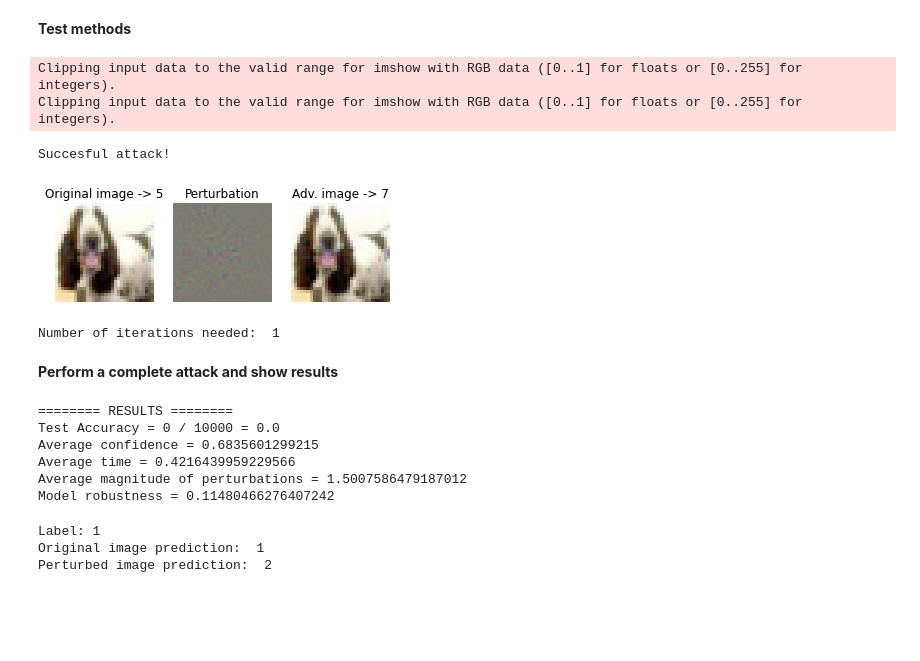
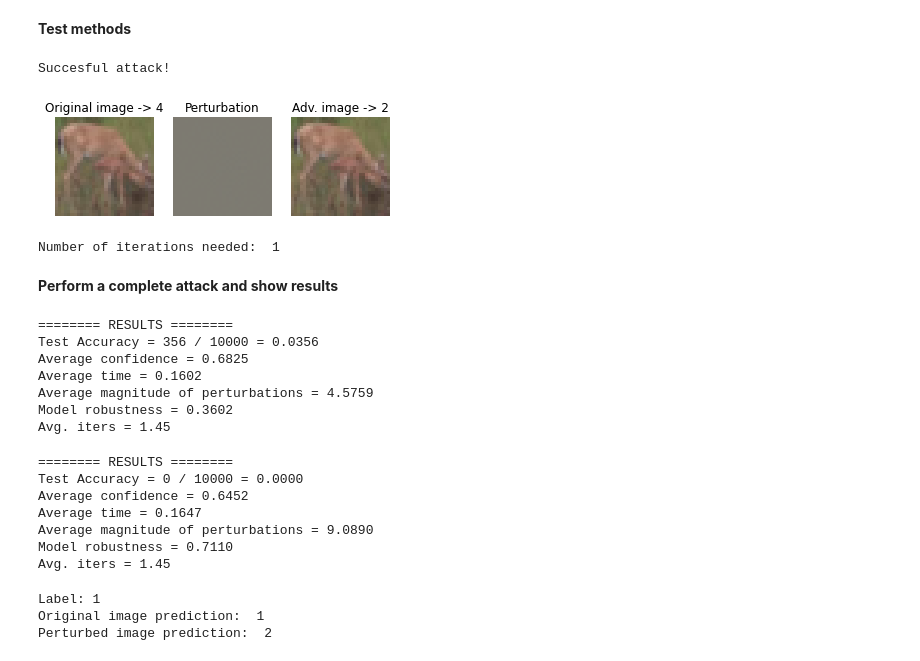
Before and after one commit to pabloac31/TFG, a Jupyter notebook: cifar10_experiments.ipynb, the cells around one changed output. Cells and saved outputs as stored; diff of their text form; code cells hidden in the pictures; blank space fills up the shorter version.

```diff
--- a/cifar10_experiments.ipynb
+++ b/cifar10_experiments.ipynb
@@ -57,32 +56,41 @@ Accuracy on CIFAR10 test set:  0.9212
 **Set method parameters**
 # %%
 params_fgsm = {'epsilon': 0.01, 'clip': True}
-params_deepfool = {'num_classes': 10, 'overshoot': 0.02, 'max_iter': 50, 'clip': True}
+params_deepfool1 = {'num_classes': 10, 'overshoot': 0.01, 'max_iter': 50, 'clip': True}
+params_deepfool2 = {'num_classes': 10, 'overshoot': 0.01, 'max_iter': 50, 'clip': False}
 # %% [markdown]
 **Test methods**
 # %%
 image, label = next(iter(adv_loader))
-test_method(resnet, device, image, label, method='deepfool', params=params_deepfool)
+test_method(mobnet, device, image, label, method='deepfool', params=params_deepfool1)
 # %% [output]
-Clipping input data to the valid range for imshow with RGB data ([0..1] for floats or [0..255] for integers).
-Clipping input data to the valid range for imshow with RGB data ([0..1] for floats or [0..255] for integers).
+Succesful attack!
+[figure, new version]
-Succesful attack!
+Number of iterations needed:  1
-[figure, old version]
-Number of iterations needed:  1
 # %% [markdown]
 **Perform a complete attack and show results**
 # %%
 #params = {'lambda_': 3., 'max_iter': 20, 'epsilon': 0.2, 'delta': 255}
 #params = {'target_label': None, 'iters': 10, 'pop_size': 100, 'verbose': True}
 
-adv_examples = attack_model(resnet, device, adv_loader, 'deepfool', params_deepfool)
+adv_examples = attack_model(mobnet, device, adv_loader, 'deepfool', params_deepfool1)
+
+adv_examples = attack_model(mobnet, device, adv_loader, 'deepfool', params_deepfool2)
 # %% [output]
 ======== RESULTS ========
-Test Accuracy = 0 / 10000 = 0.0
-Average confidence = 0.6835601299215
-Average time = 0.4216439959229566
-Average magnitude of perturbations = 1.5007586479187012
-Model robustness = 0.11480466276407242
+Test Accuracy = 356 / 10000 = 0.0356
+Average confidence = 0.6825
+Average time = 0.1602
+Average magnitude of perturbations = 4.5759
+Model robustness = 0.3602
+Avg. iters = 1.45
+======== RESULTS ========
+Test Accuracy = 0 / 10000 = 0.0000
+Average confidence = 0.6452
+Average time = 0.1647
+Average magnitude of perturbations = 9.0890
+Model robustness = 0.7110
+Avg. iters = 1.45
 # %%
 v = universal_perturbation(univ_loader, iv3, device, delta=0.1)
 
```
Also changed, not shown: parts of 6 cells of this notebook.
